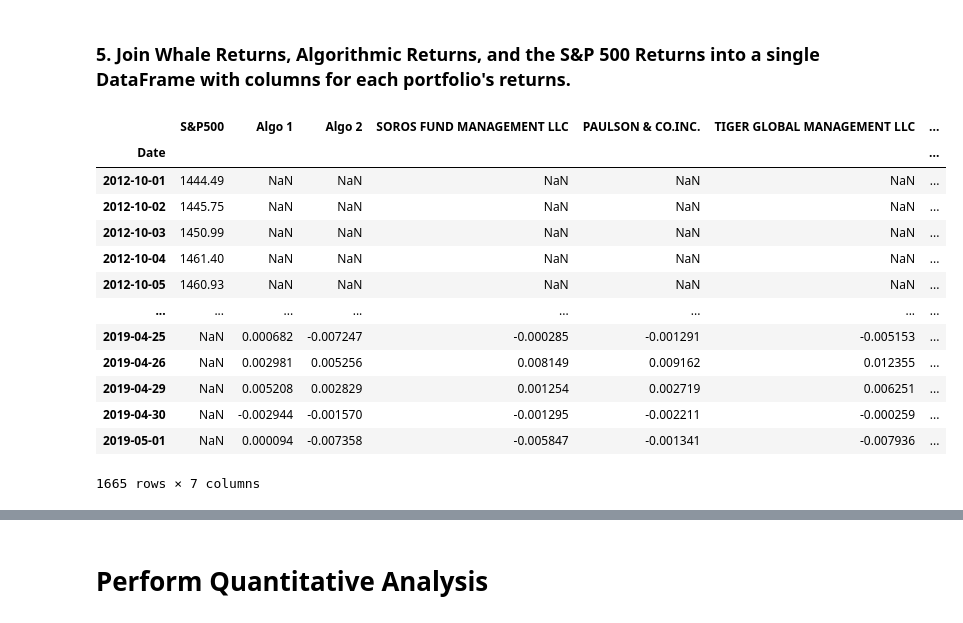
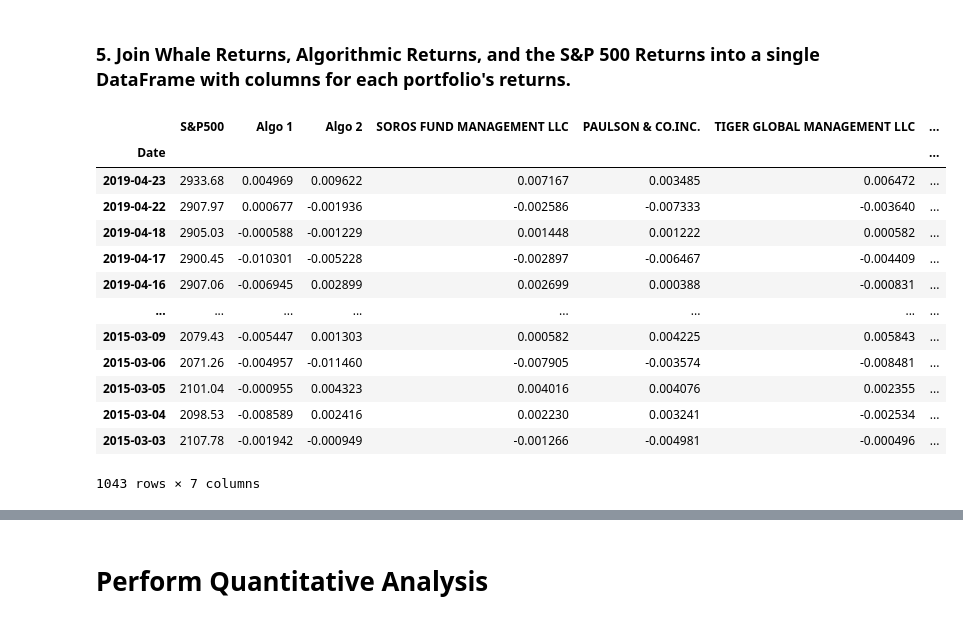
Before and after one commit to JeepCannon/Module4_Challenge, a Jupyter notebook: Mod4_Challenge.ipynb, the cells around one changed output, grey strips where cells are left out. Cells and saved outputs as stored; diff of their text form; code cells hidden in the pictures.

```diff
--- a/Mod4_Challenge.ipynb
+++ b/Mod4_Challenge.ipynb
@@ -25,4 +28,5 @@ Whale_data.head()
 | 2015-03-05 | 0.004016 | 0.004076 | 0.002355 | 0.006726 |
 | 2015-03-06 | -0.007905 | -0.003574 | -0.008481 | -0.013098 |
 # %%
-type(Whale_data)
+Whale_data.dropna(inplace = True)
+Whale_data
@@ -206,20 +232,22 @@ sp500_data.head()
 # %% [markdown]
 ### 5. Join Whale Returns, Algorithmic Returns, and the S&P 500 Returns into a single DataFrame with columns for each portfolio's returns.
 # %%
-Merge_Portfolio = pd.concat([sp500_data, Algo_data, Whale_data], axis="columns", join="outer")
+# maxrows = 500
+
+Merge_Portfolio = pd.concat([sp500_data, Algo_data, Whale_data] ,axis="columns", join="inner")
 Merge_Portfolio
 # %% [output]
 |  | S&P500 | Algo 1 | Algo 2 | SOROS FUND MANAGEMENT LLC | PAULSON & CO.INC. | TIGER GLOBAL MANAGEMENT LLC | ... |
 | Date |  |  |  |  |  |  | ... |
-| 2012-10-01 | 1444.49 | NaN | NaN | NaN | NaN | NaN | ... |
-| 2012-10-02 | 1445.75 | NaN | NaN | NaN | NaN | NaN | ... |
-| 2012-10-03 | 1450.99 | NaN | NaN | NaN | NaN | NaN | ... |
-| 2012-10-04 | 1461.40 | NaN | NaN | NaN | NaN | NaN | ... |
-| 2012-10-05 | 1460.93 | NaN | NaN | NaN | NaN | NaN | ... |
+| 2019-04-23 | 2933.68 | 0.004969 | 0.009622 | 0.007167 | 0.003485 | 0.006472 | ... |
+| 2019-04-22 | 2907.97 | 0.000677 | -0.001936 | -0.002586 | -0.007333 | -0.003640 | ... |
+| 2019-04-18 | 2905.03 | -0.000588 | -0.001229 | 0.001448 | 0.001222 | 0.000582 | ... |
+| 2019-04-17 | 2900.45 | -0.010301 | -0.005228 | -0.002897 | -0.006467 | -0.004409 | ... |
+| 2019-04-16 | 2907.06 | -0.006945 | 0.002899 | 0.002699 | 0.000388 | -0.000831 | ... |
 | ... | ... | ... | ... | ... | ... | ... | ... |
-| 2019-04-25 | NaN | 0.000682 | -0.007247 | -0.000285 | -0.001291 | -0.005153 | ... |
-| 2019-04-26 | NaN | 0.002981 | 0.005256 | 0.008149 | 0.009162 | 0.012355 | ... |
-| 2019-04-29 | NaN | 0.005208 | 0.002829 | 0.001254 | 0.002719 | 0.006251 | ... |
-| 2019-04-30 | NaN | -0.002944 | -0.001570 | -0.001295 | -0.002211 | -0.000259 | ... |
-| 2019-05-01 | NaN | 0.000094 | -0.007358 | -0.005847 | -0.001341 | -0.007936 | ... |
+| 2015-03-09 | 2079.43 | -0.005447 | 0.001303 | 0.000582 | 0.004225 | 0.005843 | ... |
+| 2015-03-06 | 2071.26 | -0.004957 | -0.011460 | -0.007905 | -0.003574 | -0.008481 | ... |
+| 2015-03-05 | 2101.04 | -0.000955 | 0.004323 | 0.004016 | 0.004076 | 0.002355 | ... |
+| 2015-03-04 | 2098.53 | -0.008589 | 0.002416 | 0.002230 | 0.003241 | -0.002534 | ... |
+| 2015-03-03 | 2107.78 | -0.001942 | -0.000949 | -0.001266 | -0.004981 | -0.000496 | ... |
-1665 rows × 7 columns
+1043 rows × 7 columns
```
Also changed, not shown: parts of 39 cells of this notebook.
